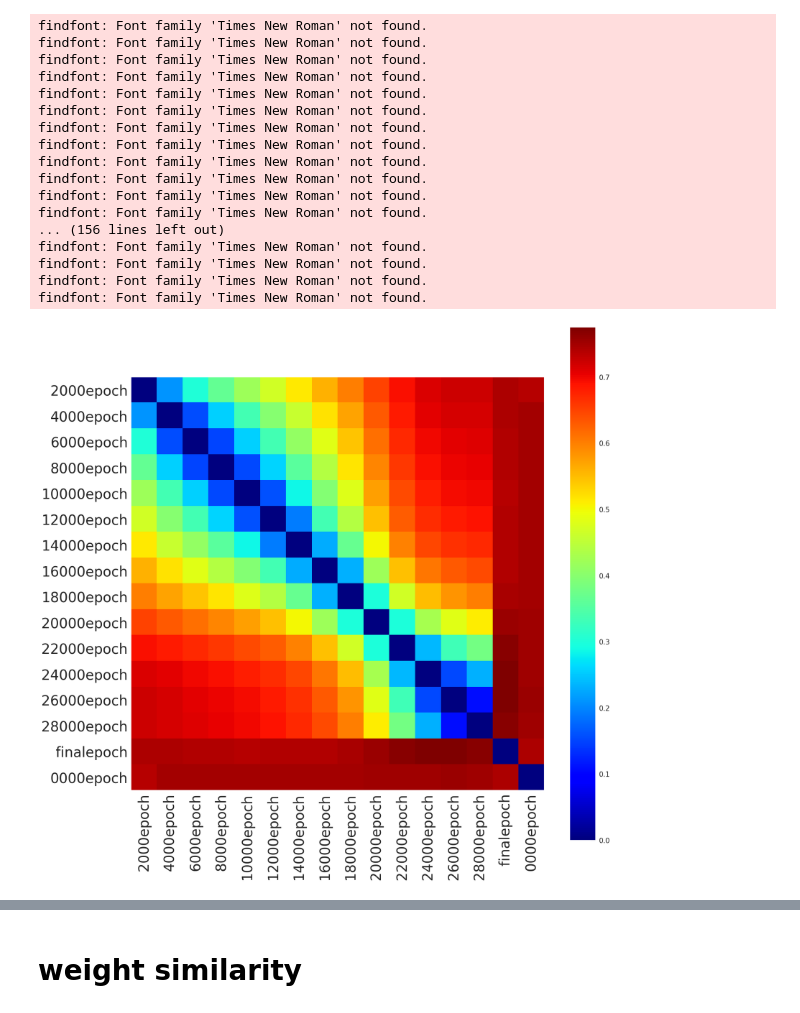
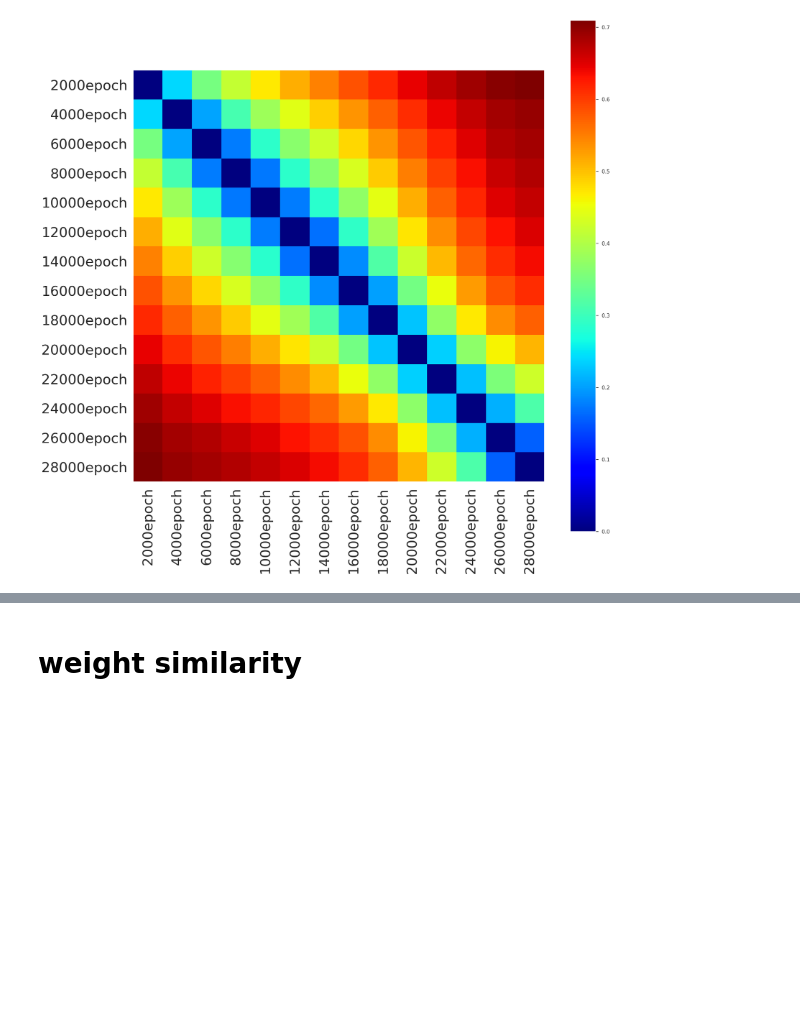
Before and after one commit to gouki510/Grokking-Tickets, a Jupyter notebook: mask_sim.ipynb, the cells around one changed output, grey strips where cells are left out. Drawn from its saved outputs; the diff is of its cells as text; code cells hidden in the pictures; blank space fills up the shorter version.

```diff
--- a/mask_sim.ipynb
+++ b/mask_sim.ipynb
@@ -130,60 +130,45 @@ def jaccard_distance(x, y):
     union = torch.where(x+y==0, 0, 1).sum()
     return 1 - inter/union
 # %%
-weight_paths = glob(os.path.join("/home/0927/exp3/mlp","*"))
+weight_paths = glob(os.path.join("/workspace/grokking/0927/exp3/mlp","*"))
 total_masks = {}
 for weight_path in weight_paths:
+    if not "2seed" in weight_path:
+        continue
     weight_path = os.path.join(weight_path,"0.pth")
     name = weight_path.split("/")[-2].split("_")[-1]
     config = Exp()
     model = OnlyMLP(num_layers=config.num_layers, d_vocab=config.d_vocab, \
                             d_model=config.d_model, d_emb=config.d_emb, \
                             act_type=config.act_type,  use_ln=config.use_ln, \
                             weight_scale=config.weight_scale)
     model.load_state_dict(torch.load(weight_path)["model"])
     W_E_mask = model.state_dict()["embed.weight_mask"]
     W_inproj_mask = model.state_dict()["inproj.weight_mask"]
     W_outproj_mask = model.state_dict()["outproj.weight_mask"]
     W_U_mask = model.state_dict()["unembed.weight_mask"]
     total_mask = torch.cat([W_E_mask.view(-1), W_inproj_mask.view(-1), W_outproj_mask.view(-1), W_U_mask.view(-1)], dim=0)
     # print(total_mask.shape)
     total_masks[name] = total_mask
 jaccard_dis = torch.zeros((len(total_masks), len(total_masks)))
 for i, (name1, mask1) in enumerate(total_masks.items()):
     for j, (name2, mask2) in enumerate(total_masks.items()):
         jaccard_dis[i][j] = jaccard_distance(mask1, mask2)
 
 plt.figure(figsize=(20,20))
 plt.imshow(jaccard_dis.numpy(), cmap=cm.jet, interpolation='nearest')
 plt.grid(False)
 plt.colorbar()
 plt.xticks(np.arange(len(total_masks)), total_masks.keys(), rotation=90, fontsize=30)
 plt.yticks(np.arange(len(total_masks)), total_masks.keys(), fontsize=30)
 #plt.title("Jaccard Distance", fontsize=４0)
 plt.savefig("jacard_distance.png")
 plt.show()
 
 os.makedirs("/home/mask_sim", exist_ok=True)
 np.save("/home/mask_sim/jacard_distance.npy", jaccard_dis.numpy())
 # %% [output]
-findfont: Font family 'Times New Roman' not found.
-findfont: Font family 'Times New Roman' not found.
-findfont: Font family 'Times New Roman' not found.
-findfont: Font family 'Times New Roman' not found.
-findfont: Font family 'Times New Roman' not found.
-findfont: Font family 'Times New Roman' not found.
-findfont: Font family 'Times New Roman' not found.
-findfont: Font family 'Times New Roman' not found.
-findfont: Font family 'Times New Roman' not found.
-findfont: Font family 'Times New Roman' not found.
-findfont: Font family 'Times New Roman' not found.
-findfont: Font family 'Times New Roman' not found.
-... (156 lines left out)
-findfont: Font family 'Times New Roman' not found.
-findfont: Font family 'Times New Roman' not found.
-findfont: Font family 'Times New Roman' not found.
-findfont: Font family 'Times New Roman' not found.
-[figure, old version]
+[figure, new version]
 # %%
 jaccard_dis = np.insert(jaccard_dis.numpy(), 0, jaccard_dis.numpy()[0], axis=0)
 # %%
```
Also changed, not shown: parts of 8 cells of this notebook, 13 other files.
